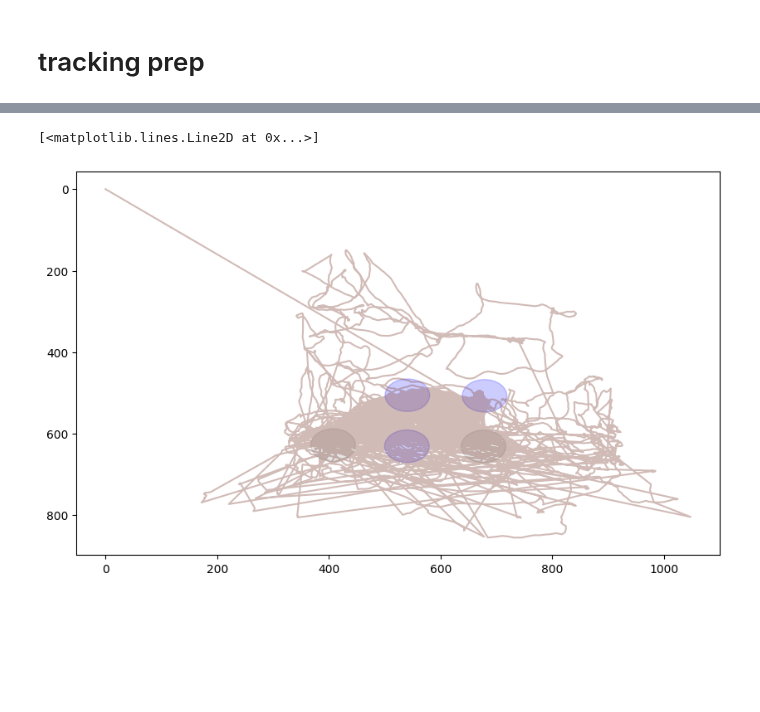
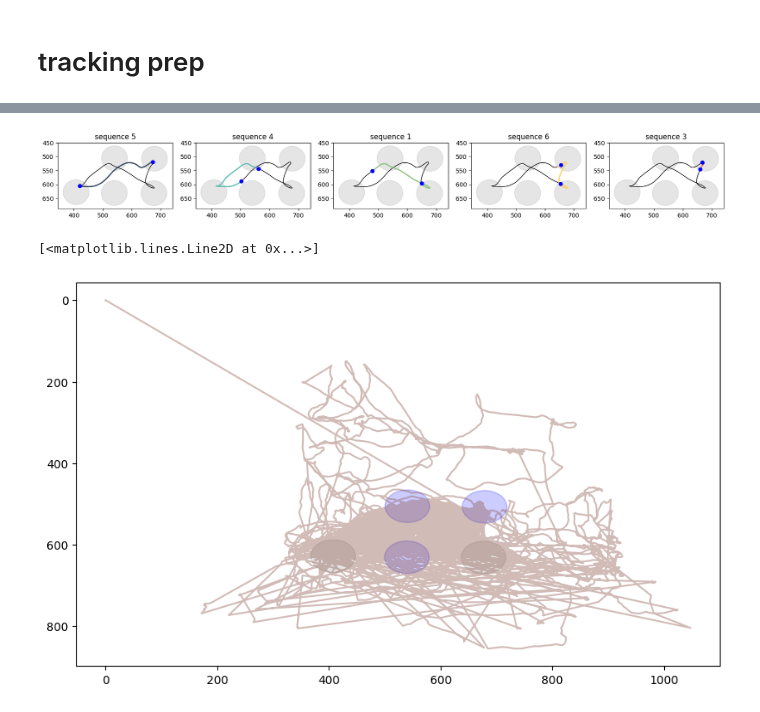
Before and after one commit to EmmettJT/sequences_analyse_PPSeq, a Jupyter notebook: revision_analysis/prioritisation_analysis/Untitled-1.ipynb, the cells around one changed output, grey strips where cells are left out. Saved outputs shown, nothing was run; the diff lists cells and outputs as text; code cells hidden in the pictures; blank space fills up the shorter version.

```diff
--- a/revision_analysis/prioritisation_analysis/Untitled-1.ipynb
+++ b/revision_analysis/prioritisation_analysis/Untitled-1.ipynb
@@ -807,22 +928,0 @@ a_curve1,a_curve2,a_curve3,a_curve4 = find_average_curves(port_centroids,T1_star
-# %%
-# join each curve, join them at the point that they touch, or if they dont touch just join the two ends to each other
-
-new = join_curves(a_curve1, a_curve2,cut = True)
-new = join_curves(new, a_curve3,cut = True)
-new = join_curves(new, a_curve4,cut = True)
-# new += [new[0]]
-
-fig, axs = plt.subplots(1, 1,figsize=(6, 4))
-for ind, ax in enumerate(fig.axes):
-    for index,port_centroid in enumerate(port_centroids):
-        ## define rings around important ports: port 5, port2, port 3, port4
-
-        c = ['blue','grey','blue','grey','blue']
-        circle1 = plt.Circle(port_centroid, radius, color=c[index], alpha = 0.2)
-        ax.add_patch(circle1)
-
-x = [point[0] for point in new]
-y = [point[1] for point in new]
-ax.plot(x, y, '-', color ='black',alpha = 1)
-
-ax.invert_yaxis()
@@ -889,9 +1000,13 @@ for ind, ax in enumerate(fig.axes):
 # %%
-## i think i need to join these into one curve to make a standard space - check the linearisation code
-# then define the regions of each motif
-# then define start and end points of each motif (use a radius and a time filter)
+
+# next define the regions of each motif
+motif_start_ends_df = find_motif_start_end_points(continuous_regions_df,standard_av_curve,port_centroids,seq_colours)
+
+# now take these start and end points of each motif to find all motif examples (use a radius and maybe time filter)
 # this should give me all motif executions
 # then find the variability..deviation from trajectory, speed, time spent doing motif etc.
+# %% [output]
+[figure, added]
 # %%
 port_centroids = [(np.median(p1.interped_x),np.median(p1.interped_y)),(np.median(p2.interped_x),np.median(p2.interped_y)),(np.median(p3.interped_x),np.median(p3.interped_y)),(np.median(p4.interped_x),np.median(p4.interped_y)),(np.median(p5.interped_x),np.median(p5.interped_y))]
 
```
Also changed, not shown: parts of 9 cells of this notebook.
